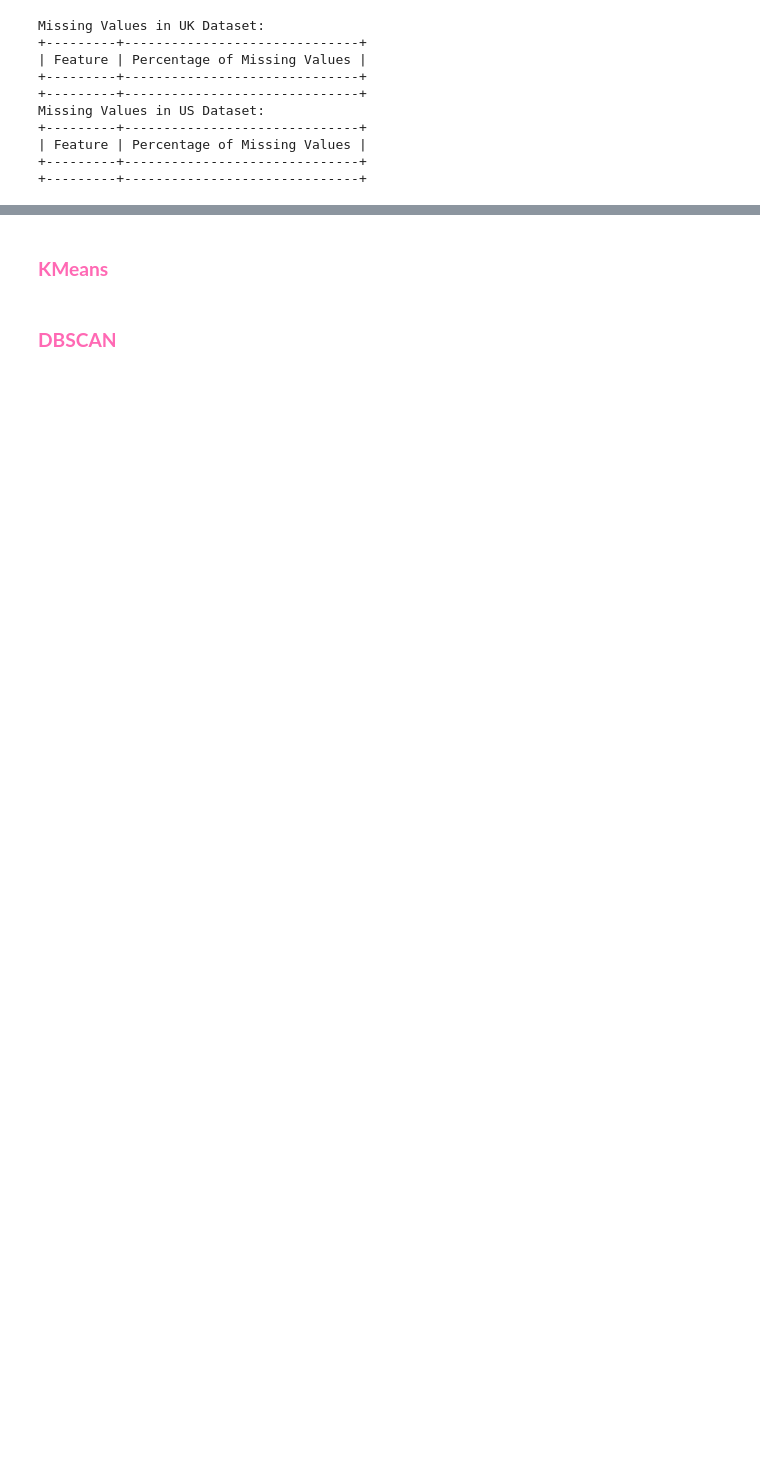
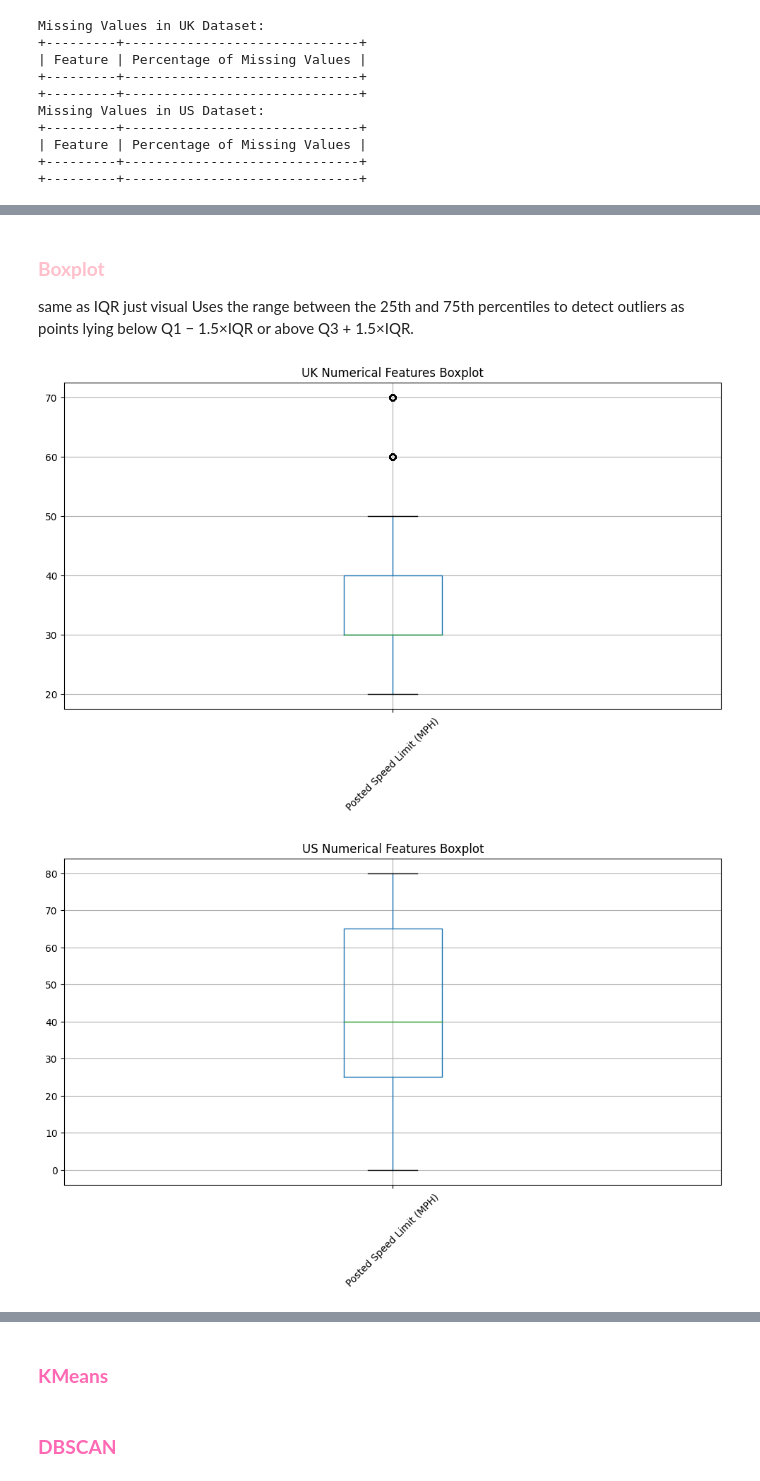
Before and after one commit to mhnrirfan/ML-AI-Risk-Analysis-AV-Data-, a Jupyter notebook: Cleaning, EDA, FE/FE_Unsupervised_Heatmap.ipynb, the cells around one changed output, grey strips where cells are left out. Drawn from its saved outputs; the diff is of its cells as text; code cells hidden in the pictures; blank space fills up the shorter version.

```diff
--- a/Cleaning, EDA, FE/FE_Unsupervised_Heatmap.ipynb
+++ b/Cleaning, EDA, FE/FE_Unsupervised_Heatmap.ipynb
@@ -683,0 +683,3 @@ Missing Values in US Dataset:
+# %%
+UK_outlier_num_df = UK_data.copy()[numerical_columns]
+US_outlier_num_df = US_data.copy()[numerical_columns]
@@ -683,0 +756,21 @@ Missing Values in US Dataset:
+# %% [markdown]
+### **<span style="color:pink;">Boxplot</span>**
+same as IQR just visual
+Uses the range between the 25th and 75th percentiles to detect outliers as points lying below Q1 − 1.5×IQR or above Q3 + 1.5×IQR.
+# %%
+def plot_boxplot(df, title='Boxplot of Numeric Features'):
+    plt.figure(figsize=(12, 6))
+    df.boxplot()
+    plt.title(title)
+    plt.xticks(rotation=45)
+    plt.show()
+
+
+# 5. Plot boxplots for UK numeric data
+plot_boxplot(UK_outlier_num_df, title='UK Numerical Features Boxplot')
+
+# 6. Plot boxplots for US numeric data
+plot_boxplot(US_outlier_num_df, title='US Numerical Features Boxplot')
+# %% [output]
+[figure, added]
+[figure, added]
```
Also changed, not shown: parts of 55 cells of this notebook, 3 other files.
